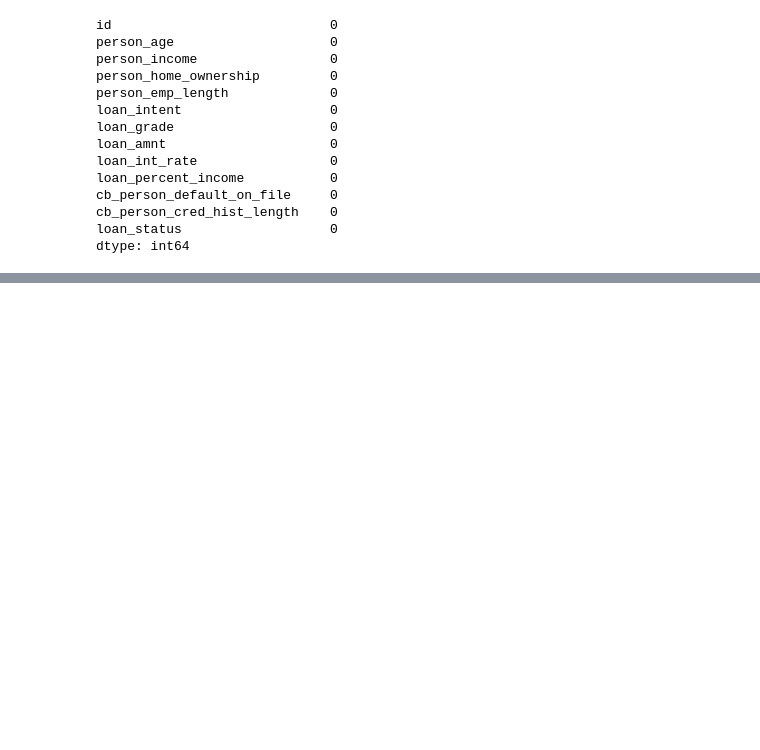
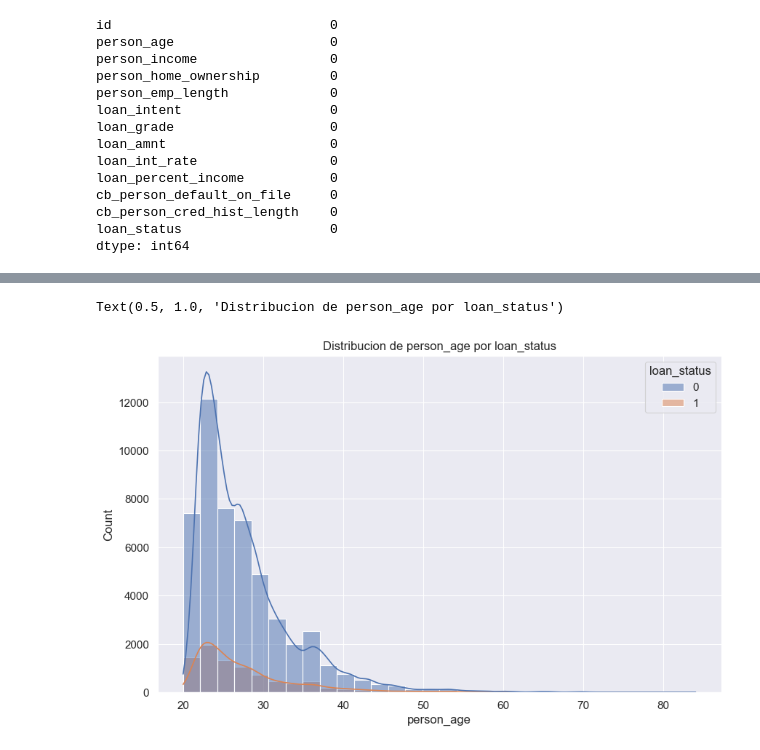
Before and after one commit to Pericsen/loan-approval-prediction, a Jupyter notebook: loan.ipynb, the cells around one changed output, grey strips where cells are left out. Saved outputs shown, nothing was run; the diff lists cells and outputs as text; code cells hidden in the pictures; blank space fills up the shorter version.

```diff
--- a/loan.ipynb
+++ b/loan.ipynb
@@ -74,0 +91,7 @@ plt.show()
+# %%
+plt.figure(figsize=(10,6))
+sns.histplot(data=train, x='person_age', hue='loan_status', bins=30, kde=True)
+plt.title('Distribucion de person_age por loan_status')
+# %% [output]
+Text(0.5, 1.0, 'Distribucion de person_age por loan_status')
+[figure, added]
```
Also changed, not shown: parts of 20 cells of this notebook, 13 other files.
